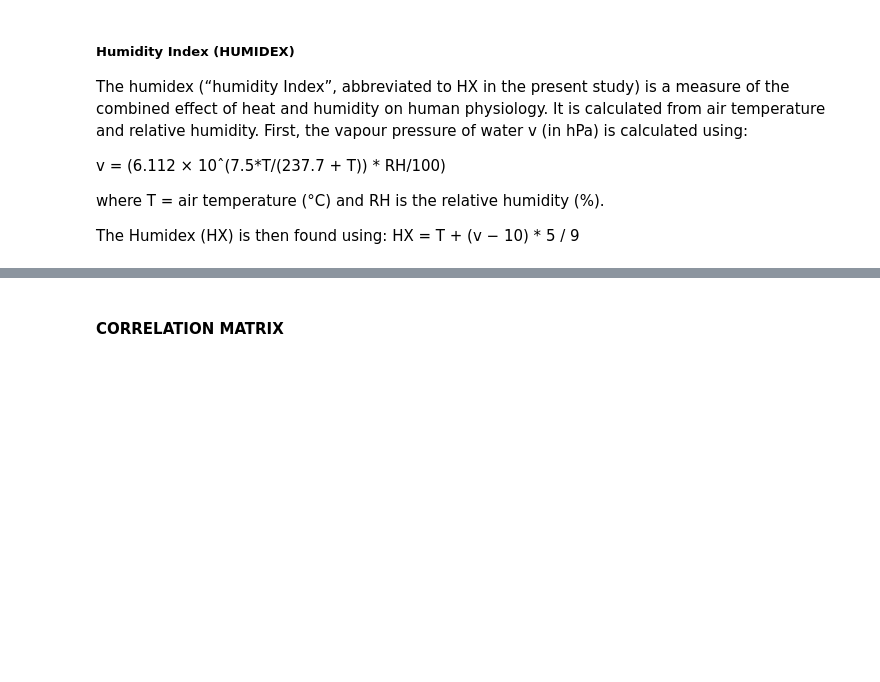
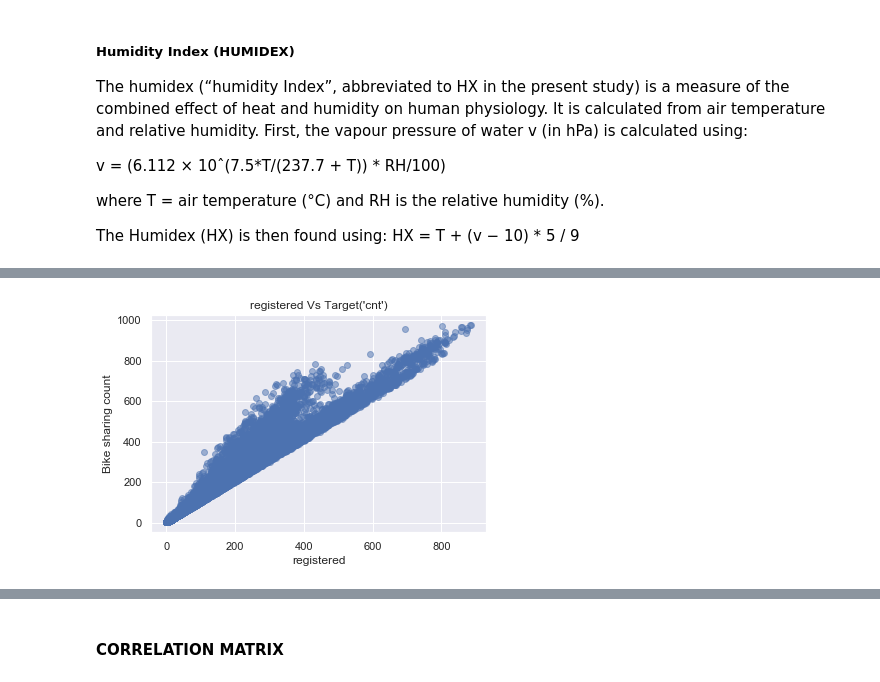
Before and after one commit to cleliacrv/python-dask-assignment, a Jupyter notebook: Python Dask Assignment.ipynb, the cells around one changed output, grey strips where cells are left out. Saved outputs shown, nothing was run; the diff lists cells and outputs as text; code cells hidden in the pictures; blank space fills up the shorter version.

```diff
--- a/Python Dask Assignment.ipynb
+++ b/Python Dask Assignment.ipynb
@@ -260,0 +293,9 @@ hour_df["humidity"] = hour_df["temp_real"] + ((hour_df["v"] - 10) * (5 / 9))
+# %%
+# registered vs Target
+plt.scatter(hour_df[['registered']].compute(), hour_df[['cnt']].compute(), alpha=0.5)
+plt.title("registered Vs Target('cnt')")
+plt.xlabel("registered")
+plt.ylabel("Bike sharing count")
+plt.show()
+# %% [output]
+[figure, added]
```
Also changed, not shown: parts of 10 cells of this notebook.
